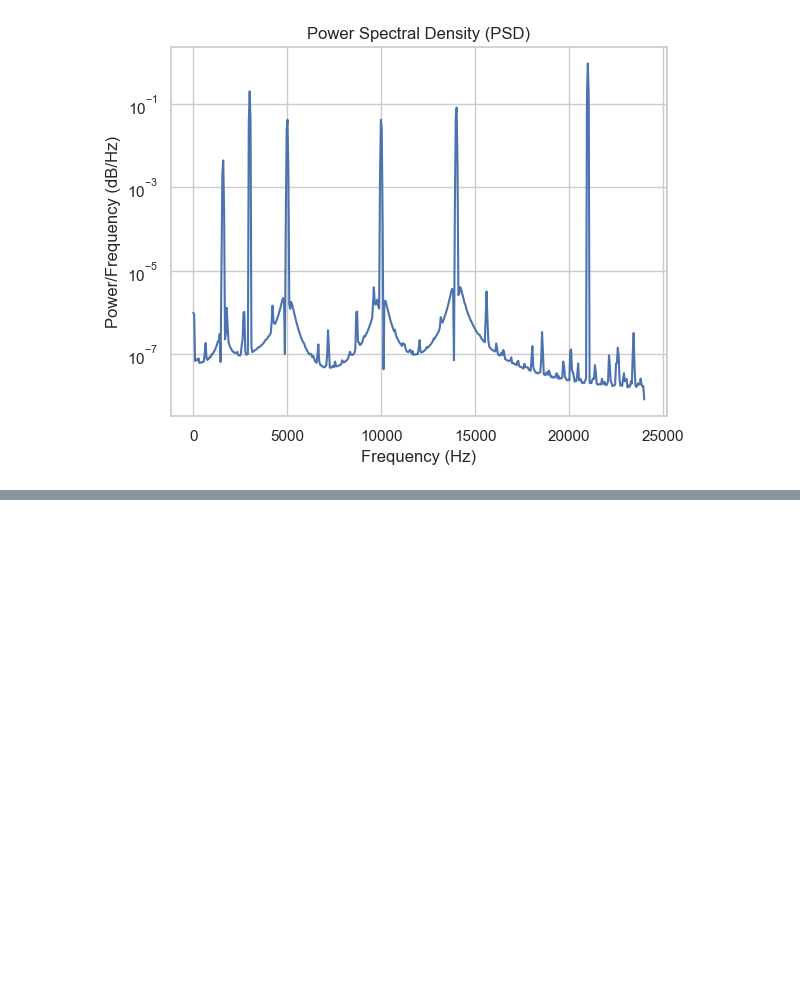
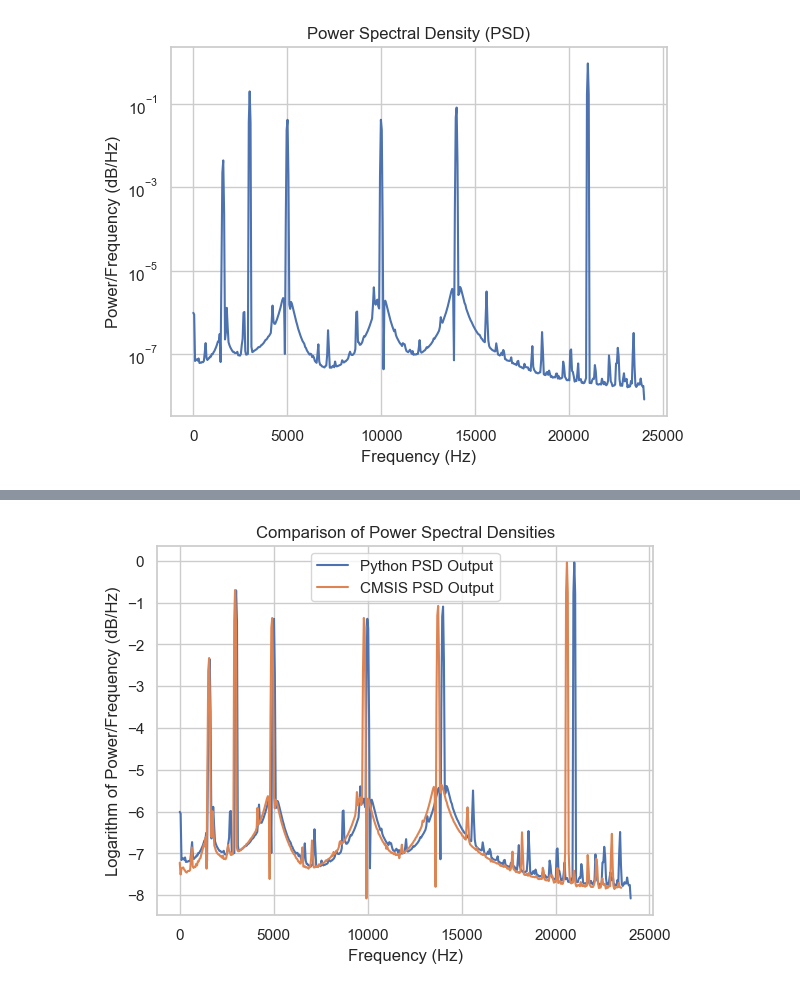
Before and after one commit to hissain/dsp-spectrogram, a Jupyter notebook: python/psd.ipynb, the cells around one changed output, grey strips where cells are left out. Cells and saved outputs as stored; diff of their text form; code cells hidden in the pictures; blank space fills up the shorter version.

Commit message:
Refactored python code

```diff
--- a/python/psd.ipynb
+++ b/python/psd.ipynb
@@ -75,0 +102,39 @@ plt.show()
+# %%
+import numpy as np
+import matplotlib.pyplot as plt
+from scipy.signal import welch
+
+inputSignal = np.loadtxt('noise.csv', delimiter=',', dtype=float)
+
+fs = 48000  # Sampling frequency
+FFT_LENGTH = 1024  # Length of FFT
+
+# Calculate PSD using Welch's method for the input signal
+frequencies, psd = welch(inputSignal, fs=fs, nperseg=FFT_LENGTH, nfft=FFT_LENGTH, noverlap=FFT_LENGTH*0.5, window="hamming")
+
+# Take the logarithm of the PSD values
+log_psd_python = np.log10(psd)
+
+# Load PSD data from the reference graph from the CSV file
+data_cmsis = np.loadtxt('psd.csv', delimiter=' ')
+frequency_cmsis = data_cmsis[:, 0]
+psd_dB_cmsis = data_cmsis[:, 1]
+
+# Normalize the PSD values of the reference graph to the same range as the input signal
+min_val_input = np.min(log_psd_python)
+max_val_input = np.max(log_psd_python)
+min_val_cmsis = np.min(psd_dB_cmsis)
+max_val_cmsis = np.max(psd_dB_cmsis)
+normalized_psd_cmsis = (psd_dB_cmsis - min_val_cmsis) / (max_val_cmsis - min_val_cmsis) * (max_val_input - min_val_input) + min_val_input
+
+# Plot both the input signal PSD and the reference graph PSD on the same graph
+plt.plot(frequencies, log_psd_python, label='Python PSD Output')
+plt.plot(frequency_cmsis, normalized_psd_cmsis, label='CMSIS PSD Output')
+plt.title('Comparison of Power Spectral Densities (Scaled)')
+plt.xlabel('Frequency (Hz)')
+plt.ylabel('Logarithm of Power/Frequency (dB/Hz)')
+plt.legend()
+plt.grid(True)
+plt.show()
+# %% [output]
+[figure, added]
```
Also changed, not shown: parts of 1 cell of this notebook, 1 other file.
